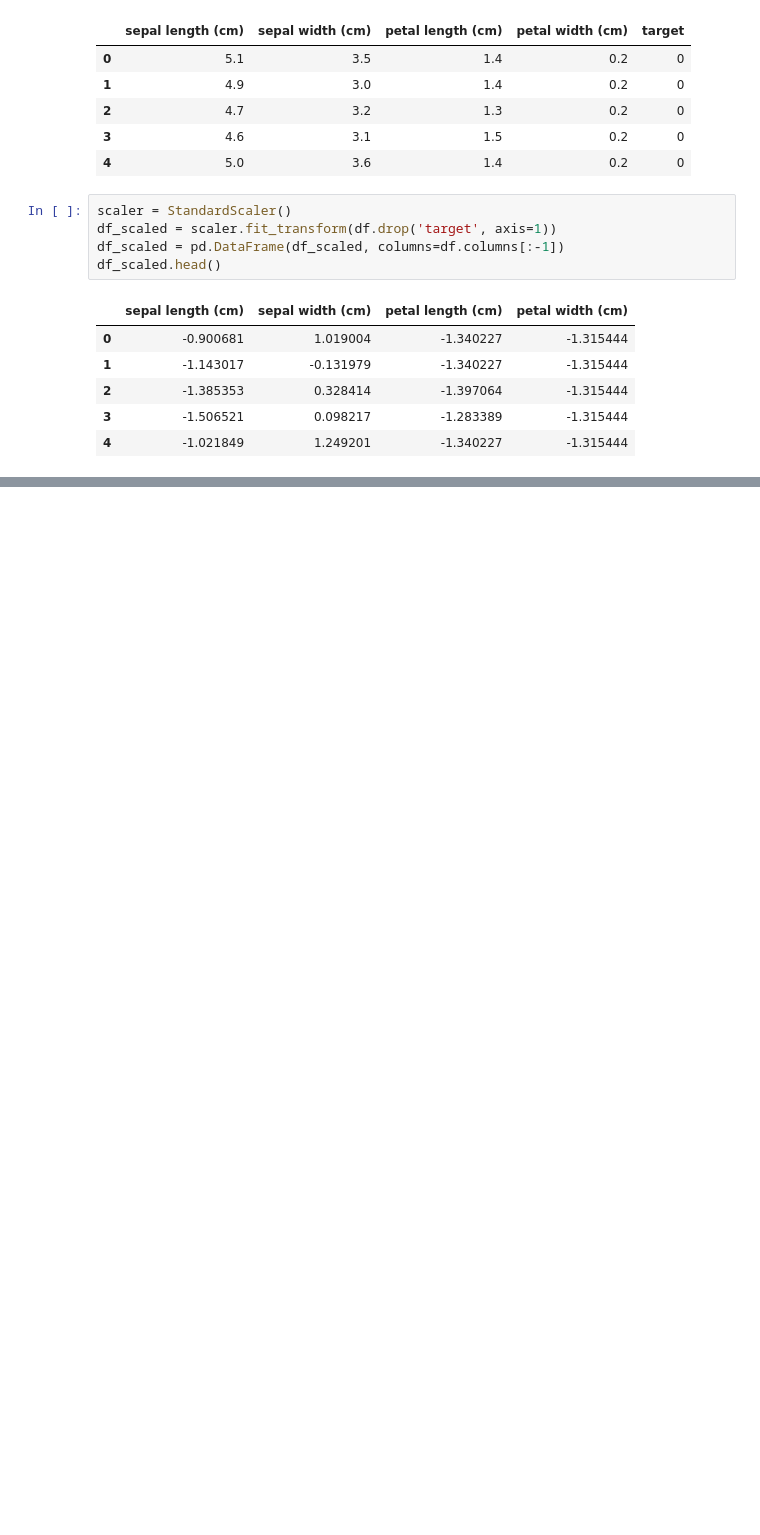
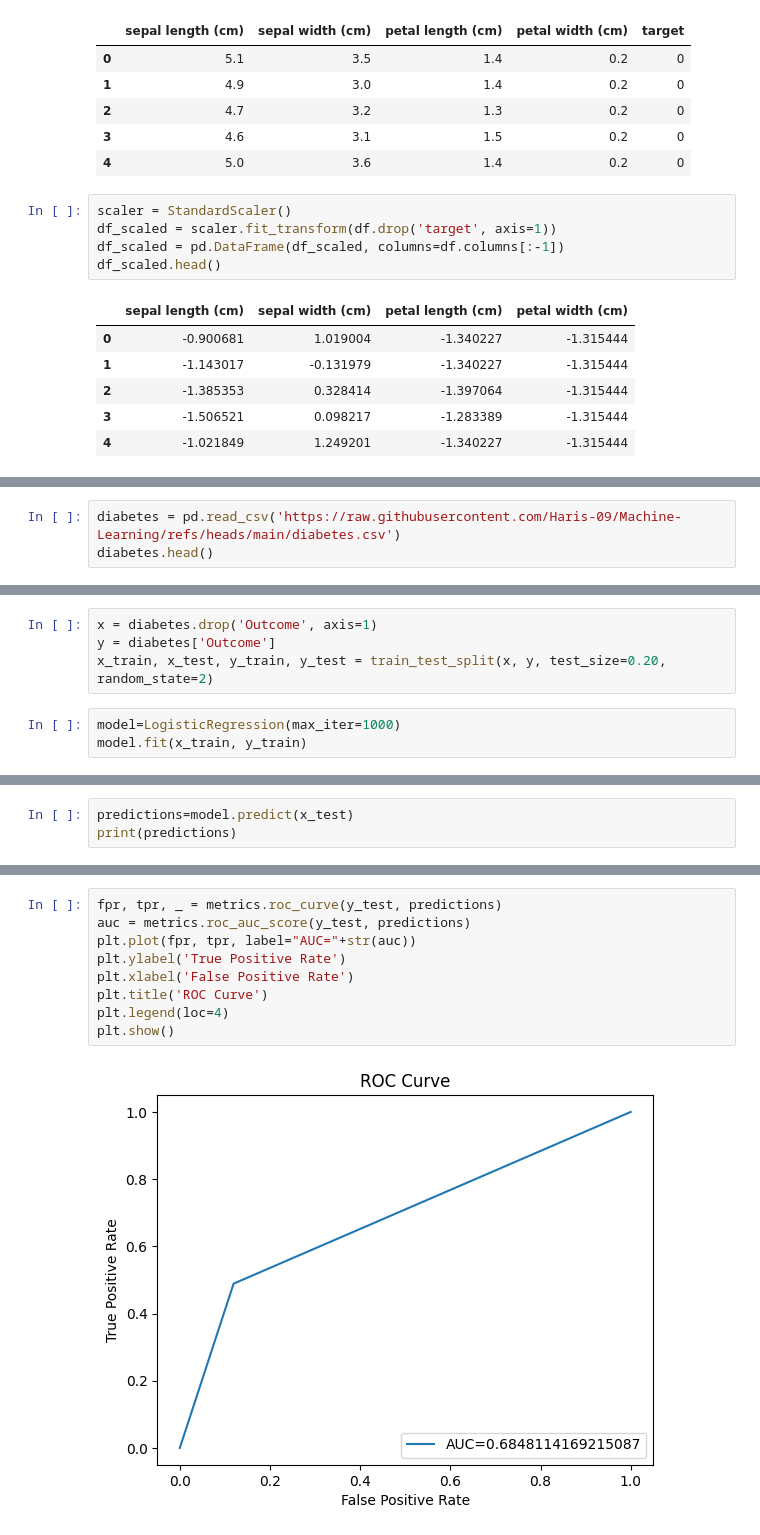
Before and after one commit to Haris-09/Machine-Learning, a Jupyter notebook: Principal_Component_Analysis_(PCA).ipynb, the cells around one changed output, grey strips where cells are left out. Saved outputs shown, nothing was run; the diff lists cells and outputs as text; blank space fills up the shorter version.

Commit message:
Logistic regression with PCA on Diabetes dataset

```diff
--- a/Principal_Component_Analysis_(PCA).ipynb
+++ b/Principal_Component_Analysis_(PCA).ipynb
@@ -56,0 +67,3 @@ plt.show()
+# %%
+diabetes = pd.read_csv('https://raw.githubusercontent.com/Haris-09/Machine-Learning/refs/heads/main/diabetes.csv')
+diabetes.head()
@@ -56,0 +105,7 @@ plt.show()
+# %%
+x = diabetes.drop('Outcome', axis=1)
+y = diabetes['Outcome']
+x_train, x_test, y_train, y_test = train_test_split(x, y, test_size=0.20, random_state=2)
+# %%
+model=LogisticRegression(max_iter=1000)
+model.fit(x_train, y_train)
@@ -56,0 +114,3 @@ plt.show()
+# %%
+predictions=model.predict(x_test)
+print(predictions)
@@ -56,0 +140,11 @@ plt.show()
+# %%
+fpr, tpr, _ = metrics.roc_curve(y_test, predictions)
+auc = metrics.roc_auc_score(y_test, predictions)
+plt.plot(fpr, tpr, label="AUC="+str(auc))
+plt.ylabel('True Positive Rate')
+plt.xlabel('False Positive Rate')
+plt.title('ROC Curve')
+plt.legend(loc=4)
+plt.show()
+# %% [output]
+[figure, added]
```
Also changed, not shown: parts of 37 cells of this notebook.
